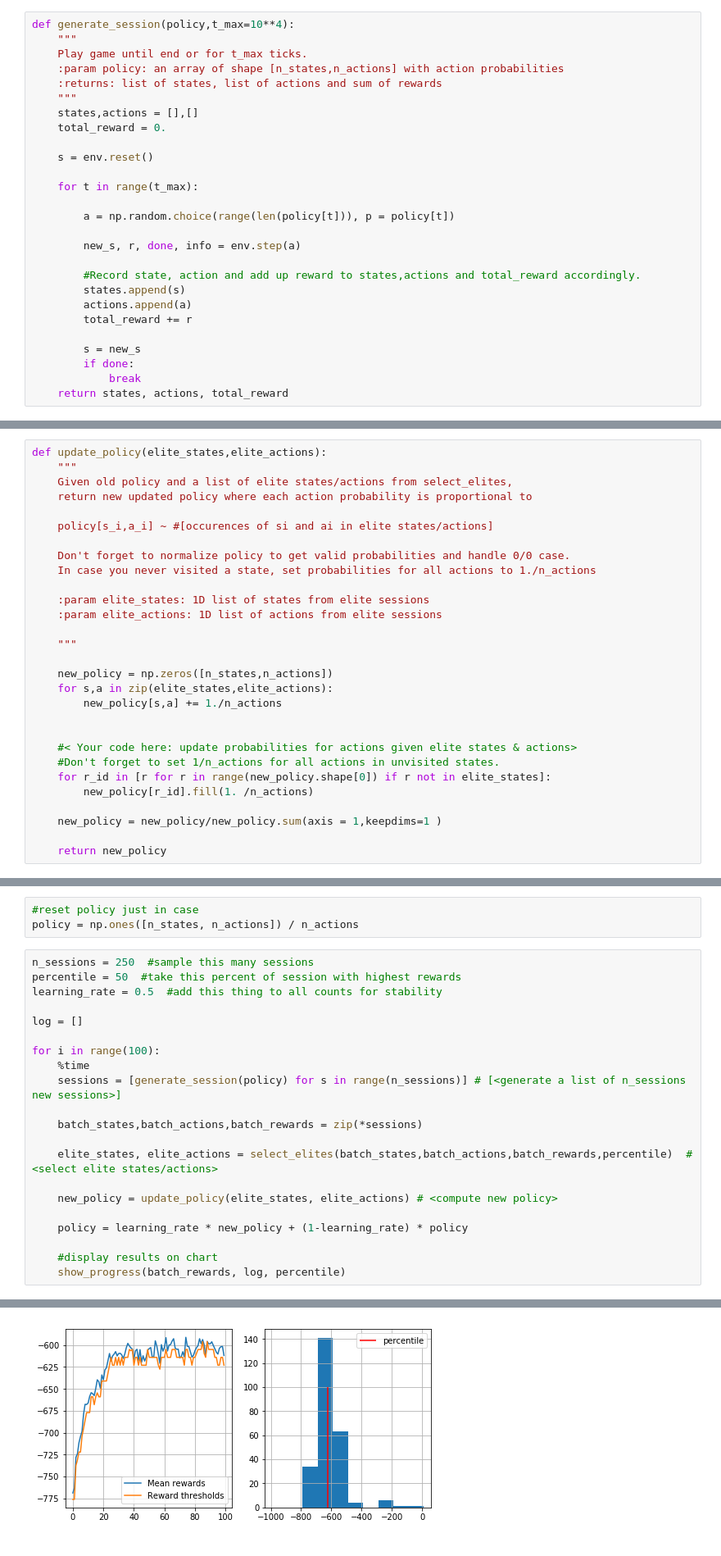
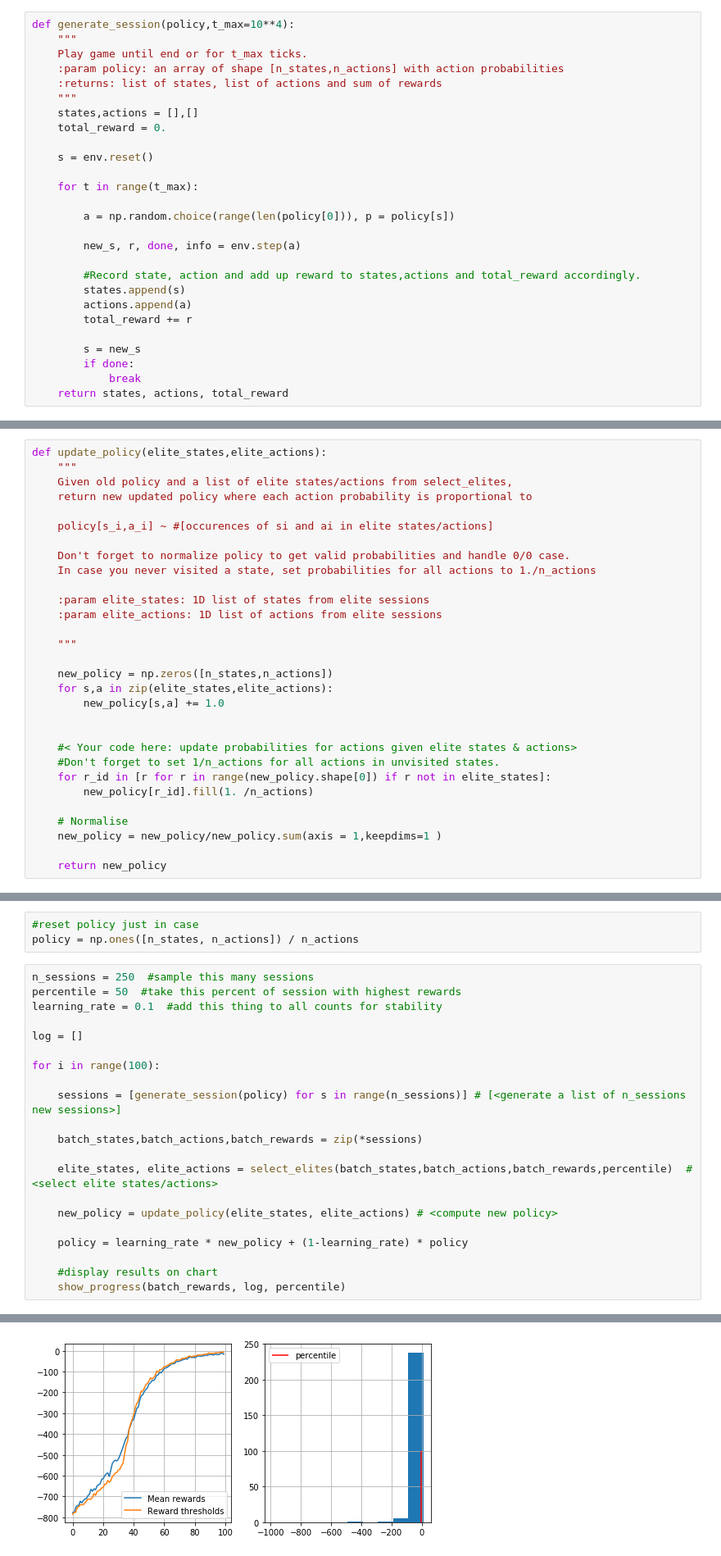
Before and after one commit to codeBehindMe/reinforcement_learning, a Jupyter notebook: crossentropy_method.ipynb, the cells around one changed output, grey strips where cells are left out. Shown at 82% size. Cells and saved outputs as stored; diff of their text form.

```diff
--- a/crossentropy_method.ipynb
+++ b/crossentropy_method.ipynb
@@ -58,7 +58,7 @@ def generate_session(policy,t_max=10**4):
 
     for t in range(t_max):
 
-        a = np.random.choice(range(len(policy[t])), p = policy[t])
+        a = np.random.choice(range(len(policy[0])), p = policy[s])
 
         new_s, r, done, info = env.step(a)
 
@@ -171,7 +171,7 @@ def update_policy(elite_states,elite_actions):
 
     new_policy = np.zeros([n_states,n_actions])
     for s,a in zip(elite_states,elite_actions):
-        new_policy[s,a] += 1./n_actions
+        new_policy[s,a] += 1.0
 
 
     #< Your code here: update probabilities for actions given elite states & actions>
@@ -179,6 +179,7 @@ def update_policy(elite_states,elite_actions):
     for r_id in [r for r in range(new_policy.shape[0]) if r not in elite_states]:
         new_policy[r_id].fill(1. /n_actions)
 
+    # Normalise
     new_policy = new_policy/new_policy.sum(axis = 1,keepdims=1 )
 
     return new_policy
@@ -238,12 +239,12 @@ policy = np.ones([n_states, n_actions]) / n_actions
 # %%
 n_sessions = 250  #sample this many sessions
 percentile = 50  #take this percent of session with highest rewards
-learning_rate = 0.5  #add this thing to all counts for stability
+learning_rate = 0.1  #add this thing to all counts for stability
 
 log = []
 
 for i in range(100):
-    %time
+
     sessions = [generate_session(policy) for s in range(n_sessions)] # [<generate a list of n_sessions new sessions>]
 
     batch_states,batch_actions,batch_rewards = zip(*sessions)
@@ -261,4 +262,4 @@ mean reward = -611.884, threshold=-623.000
-[figure, old version]
+[figure, new version]
 # %% [markdown]
 ### Reflecting on results
 
```
Also changed, not shown: parts of 2 cells of this notebook.
